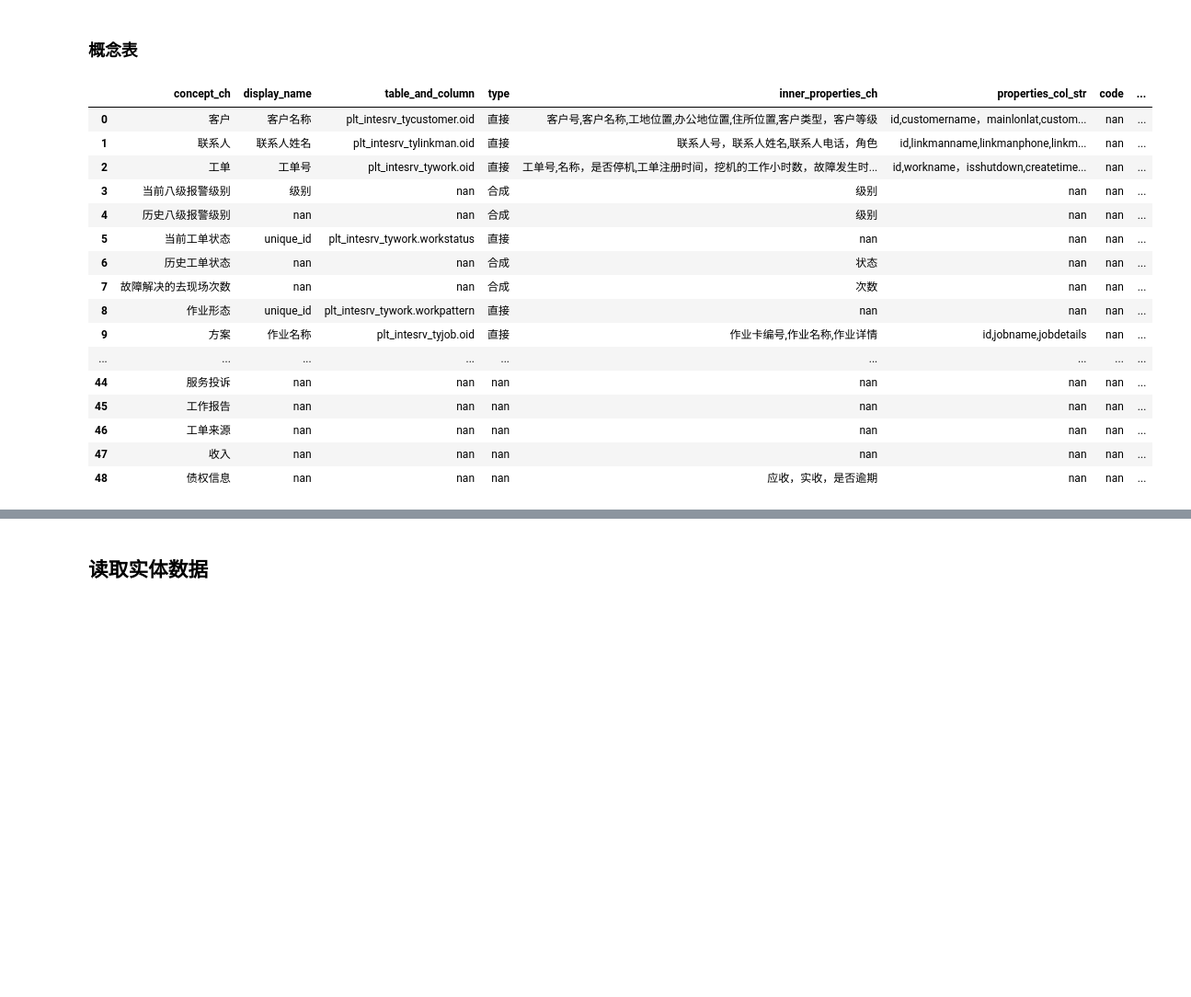
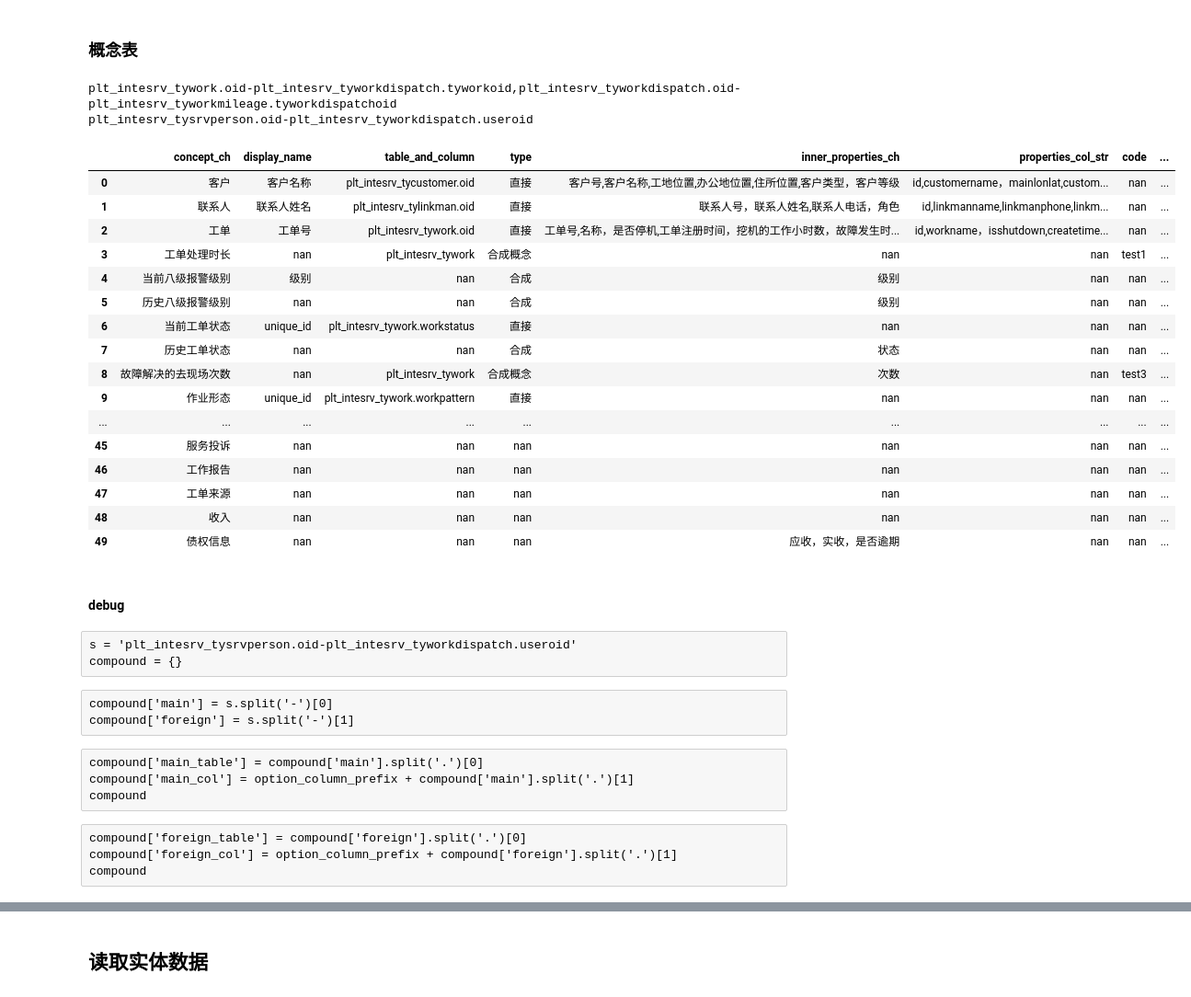
Before and after one commit to YaoyaoChang/TianyuanDataKnowledgeGraph, a Jupyter notebook: transferDataToNeo4j-DataProvenance-v2.0.ipynb, the cells around one changed output, grey strips where cells are left out. Shown: that part at 92% size. Drawn from its saved outputs; the diff is of its cells as text; code cells hidden in the pictures; blank space fills up the shorter version.

```diff
--- a/transferDataToNeo4j-DataProvenance-v2.0.ipynb
+++ b/transferDataToNeo4j-DataProvenance-v2.0.ipynb
@@ -10,9 +11,9 @@ import re
 # option_entities_file = 'entities.csv'
 # option_relations_file = 'relations.txt'
 # option_properties_file = 'properties.txt'
-option_deleteAllFlag = 1
+option_deleteAllFlag = 0
 option_demoFlag = 1
-option_read_csv_row =  10 # -1 for all rows, positive number k for first k rows.
+option_read_csv_row =  1000 # -1 for all rows, positive number k for first k rows.
 option_userName = 'neo4j'
 option_passWord = '123123'
 option_config_file = r''
@@ -29,7 +30,7 @@ if option_pas == True:
     option_column_prefix = ""
 
 if option_intesrv == True:
-    option_config_file = r'E:/天远/知识图谱/天远知识图谱文档/天远百度/config/config_v2.2_增加关系属性.xlsx'
+    option_config_file = r'E:/天远/知识图谱/天远知识图谱文档/天远百度/config/config_v2.3_添加合成概念_debug.xlsx'
 #     option_config_file = './config1.3.xlsx'
     option_entities_dir = './data/intesrv_real/'
     option_column_prefix = "plt_"
@@ -227,48 +228,84 @@ df_relation
 | 57 | 58 | 服务路途 | 执行 | 现场工作 | nan | nan | nan | nan | [] | [] |
 # %% [markdown]
 ### 概念表
+# %%
+def split_compound_table(paragraph):
+    print(paragraph)
+    results = []
+    for sentence in re.split(",|，", paragraph):
+        compound = {}
+        compound['main'] = sentence.split('-')[0]
+        compound['foreign'] = sentence.split('-')[1]
+        compound['main_table'] = compound['main'].split('.')[0]
+        compound['main_col'] = option_column_prefix + compound['main'].split('.')[1]
+        compound['foreign_table'] = compound['foreign'].split('.')[0]
+        compound['foreign_col'] = option_column_prefix + compound['foreign'].split('.')[1]
+        results.append(compound)
+    return results
+# split_compound_table(s+","+s)
 # %%
 dict_concept = {"模式图中概念":"concept_ch",
                    "显示名":"display_name",
                    "数据库表/属性":"table_and_column",
                    "类型":"type",
                    "逻辑代码连接":"code",
                    "内部属性":"inner_properties_ch",
-                   "内部属性对应数据库属性":"properties_col_str"}
+                   "内部属性对应数据库属性":"properties_col_str",
+                   "逻辑代码所需数据库表":"compound_table_str"}
 dict_concept_reverse = {value:key for key,value in dict_concept.items()}
 
 df = pd.read_excel(open(option_config_file, 'rb'),sheet_name='模式图的概念与数据库对应表')
 for col in df.columns:
     df[col] = df[col].astype(str).str.lower()
     df[col] = df[col].str.replace("\n","")
 df = df.rename(index=str, columns=dict_concept)
 # print(df)
 df['table'] = None
 df['col'] = None
+# df['test'] = df['concept_ch'].apply(split_compound_table)
+# print(df)
 # df[df['type'] == '直接']['table'] = df[df['type'] == '直接']['table_and_column'].astype(str).apply(lambda x: x.split('.')[0])
 df.loc[df['type'] == '直接','table'] = df[df['type'] == '直接']['table_and_column'].astype(str).apply(lambda x: x.split('.')[0])
 df.loc[df['type'] == '直接','col'] = option_column_prefix + df[df['type'] == '直接']['table_and_column'].astype(str).apply(lambda x: x.split('.')[1])
-# df.loc[df['type'] == '直接','properties_col'] = df[df['type'] == '直接']['properties_col_str'].astype(str).apply(lambda x: [option_column_prefix+y for y in x.split(",，") if x != "nan"] )
 df.loc[df['type'] == '直接','properties_col'] = df[df['type'] == '直接']['properties_col_str'].astype(str).apply(lambda x: [option_column_prefix+y for y in re.split(",|，", x) if x != "nan"] )
-# df.loc[df['type'] == '直接','properties_col_ch'] = df[df['type'] == '直接']['inner_properties_ch'].astype(str).apply(lambda x: [y for y in x.split(",，") if x != "nan"] )
 df.loc[df['type'] == '直接','properties_col_ch'] = df[df['type'] == '直接']['inner_properties_ch'].astype(str).apply(lambda x: [y for y in re.split(",|，", x) if x != "nan"] )
+df.loc[(df['type'] == '合成概念'), 'table'] = df[(df['type'] == '合成概念')]['table_and_column'].astype(str)
+df.loc[(df['type'] == '合成概念') & (df['compound_table_str'] != 'nan'), 'compound_table'] = df[(df['type'] == '合成概念') & (df['compound_table_str'] != 'nan')]['compound_table_str'].astype(str).apply(split_compound_table)
 df_concept = df
 df_concept
 # %% [output]
+plt_intesrv_tywork.oid-plt_intesrv_tyworkdispatch.tyworkoid,plt_intesrv_tyworkdispatch.oid-plt_intesrv_tyworkmileage.tyworkdispatchoid
+plt_intesrv_tysrvperson.oid-plt_intesrv_tyworkdispatch.useroid
 |  | concept_ch | display_name | table_and_column | type | inner_properties_ch | properties_col_str | code | ... |
 | 0 | 客户 | 客户名称 | plt_intesrv_tycustomer.oid | 直接 | 客户号,客户名称,工地位置,办公地位置,住所位置,客户类型，客户等级 | id,customername，mainlonlat,custom... | nan | ... |
 | 1 | 联系人 | 联系人姓名 | plt_intesrv_tylinkman.oid | 直接 | 联系人号，联系人姓名,联系人电话，角色 | id,linkmanname,linkmanphone,linkm... | nan | ... |
 | 2 | 工单 | 工单号 | plt_intesrv_tywork.oid | 直接 | 工单号,名称，是否停机,工单注册时间，挖机的工作小时数，故障发生时... | id,workname，isshutdown,createtime... | nan | ... |
-| 3 | 当前八级报警级别 | 级别 | nan | 合成 | 级别 | nan | nan | ... |
-| 4 | 历史八级报警级别 | nan | nan | 合成 | 级别 | nan | nan | ... |
-| 5 | 当前工单状态 | unique_id | plt_intesrv_tywork.workstatus | 直接 | nan | nan | nan | ... |
-| 6 | 历史工单状态 | nan | nan | 合成 | 状态 | nan | nan | ... |
-| 7 | 故障解决的去现场次数 | nan | nan | 合成 | 次数 | nan | nan | ... |
-| 8 | 作业形态 | unique_id | plt_intesrv_tywork.workpattern | 直接 | nan | nan | nan | ... |
-| 9 | 方案 | 作业名称 | plt_intesrv_tyjob.oid | 直接 | 作业卡编号,作业名称,作业详情 | id,jobname,jobdetails | nan | ... |
+| 3 | 工单处理时长 | nan | plt_intesrv_tywork | 合成概念 | nan | nan | test1 | ... |
+| 4 | 当前八级报警级别 | 级别 | nan | 合成 | 级别 | nan | nan | ... |
+| 5 | 历史八级报警级别 | nan | nan | 合成 | 级别 | nan | nan | ... |
+| 6 | 当前工单状态 | unique_id | plt_intesrv_tywork.workstatus | 直接 | nan | nan | nan | ... |
+| 7 | 历史工单状态 | nan | nan | 合成 | 状态 | nan | nan | ... |
+| 8 | 故障解决的去现场次数 | nan | plt_intesrv_tywork | 合成概念 | 次数 | nan | test3 | ... |
+| 9 | 作业形态 | unique_id | plt_intesrv_tywork.workpattern | 直接 | nan | nan | nan | ... |
 | ... | ... | ... | ... | ... | ... | ... | ... | ... |
-| 44 | 服务投诉 | nan | nan | nan | nan | nan | nan | ... |
-| 45 | 工作报告 | nan | nan | nan | nan | nan | nan | ... |
-| 46 | 工单来源 | nan | nan | nan | nan | nan | nan | ... |
-| 47 | 收入 | nan | nan | nan | nan | nan | nan | ... |
-| 48 | 债权信息 | nan | nan | nan | 应收，实收，是否逾期 | nan | nan | ... |
+| 45 | 服务投诉 | nan | nan | nan | nan | nan | nan | ... |
+| 46 | 工作报告 | nan | nan | nan | nan | nan | nan | ... |
+| 47 | 工单来源 | nan | nan | nan | nan | nan | nan | ... |
+| 48 | 收入 | nan | nan | nan | nan | nan | nan | ... |
+| 49 | 债权信息 | nan | nan | nan | 应收，实收，是否逾期 | nan | nan | ... |
+# %% [markdown]
+#### debug
+# %% [raw]
+s = 'plt_intesrv_tysrvperson.oid-plt_intesrv_tyworkdispatch.useroid'
+compound = {}
+# %% [raw]
+compound['main'] = s.split('-')[0]
+compound['foreign'] = s.split('-')[1]
+# %% [raw]
+compound['main_table'] = compound['main'].split('.')[0]
+compound['main_col'] = option_column_prefix + compound['main'].split('.')[1]
+compound
+# %% [raw]
+compound['foreign_table'] = compound['foreign'].split('.')[0]
+compound['foreign_col'] = option_column_prefix + compound['foreign'].split('.')[1]
+compound
```
Also changed, not shown: parts of 15 cells of this notebook.
